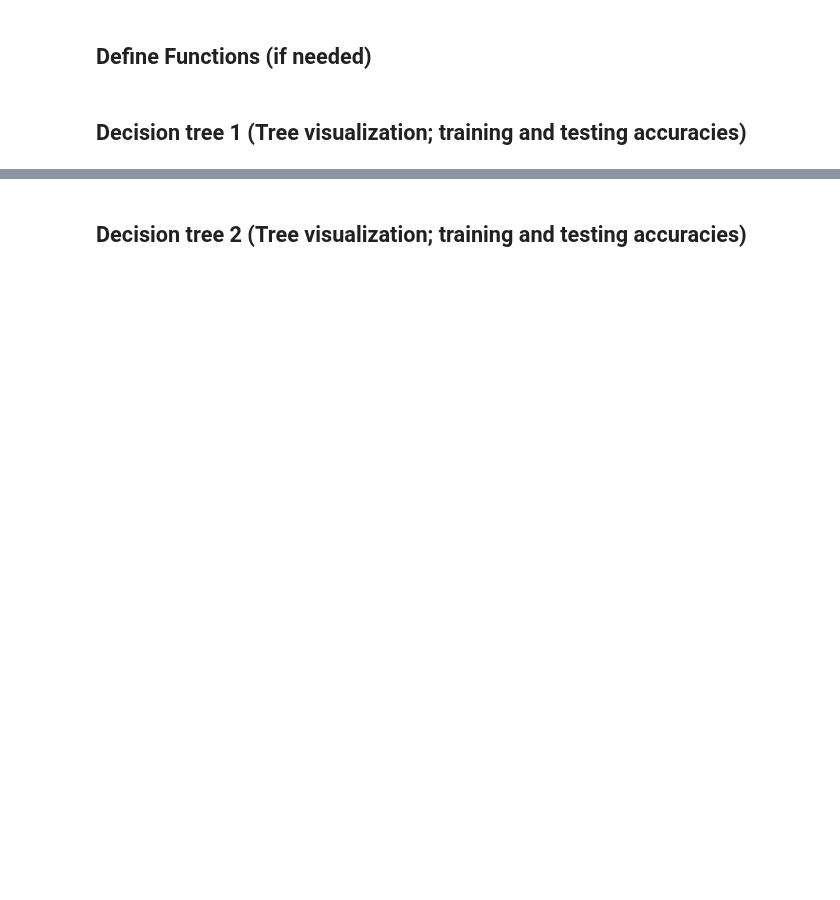
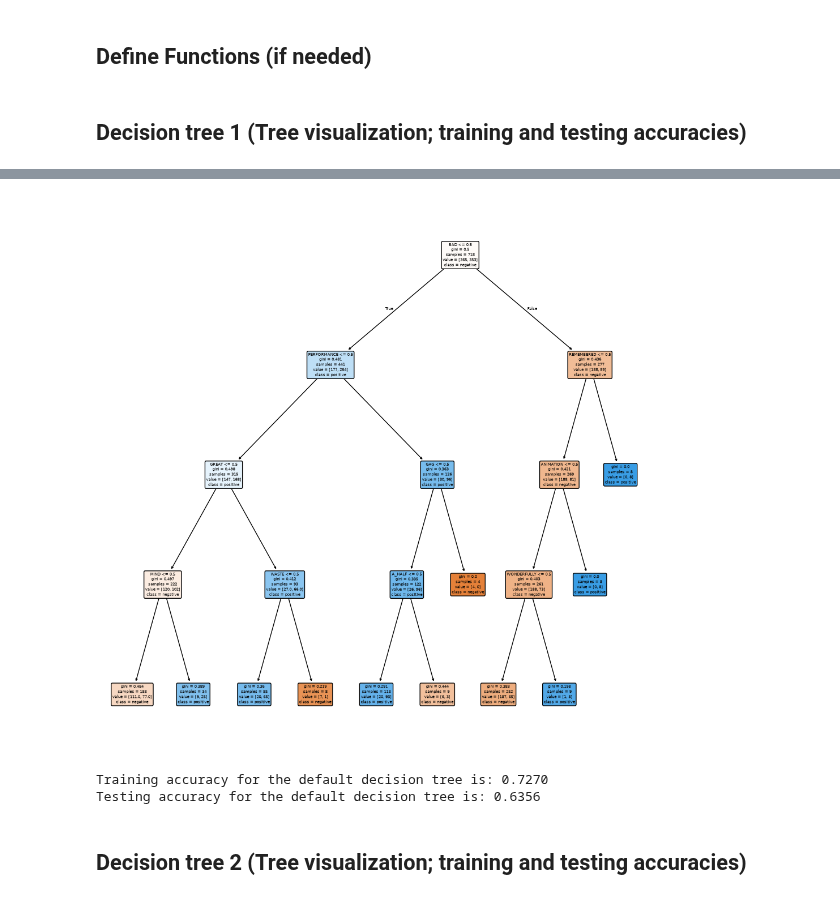
Before and after one commit to junseo25/comm4259-work, a Jupyter notebook: assignment_01/10-07-26_Jun_Seo_Lee_Assignment_01-Decision_Trees.ipynb, the cells around one changed output, grey strips where cells are left out. Saved outputs shown, nothing was run; the diff lists cells and outputs as text; code cells hidden in the pictures; blank space fills up the shorter version.

```diff
--- a/assignment_01/10-07-26_Jun_Seo_Lee_Assignment_01-Decision_Trees.ipynb
+++ b/assignment_01/10-07-26_Jun_Seo_Lee_Assignment_01-Decision_Trees.ipynb
@@ -84,2 +161,22 @@ print(sklearn.__version__)
 # %% [markdown]
 ## Decision tree 1 (Tree visualization; training and testing accuracies)
+# %%
+# Build a decision tree with default parameter.
+dt = DecisionTreeClassifier(max_depth = 4,
+                            max_leaf_nodes = None,
+                            min_impurity_decrease = 0.002,
+                            min_samples_leaf = 1,
+                            min_samples_split = 2,
+                            random_state = 1)
+
+# Train a tree based on the training data
+dt = dt.fit(X_train,y_train)
+
+# Visualize the decision tree (optional)
+save_tree_text(dt, fnames, "tree1.txt")
+
+# Obtain attribute(feature) names (used for tree visualization)
+fnames = list(X.columns)
+
+# Obtain class label names (used for tree visualization)
+cnames = np.sort(y.unique())
@@ -86,2 +201,17 @@ print(sklearn.__version__)
+# %%
+# Call the viz_tree function
+viz_tree_fig(dt, fnames, cnames, "tree1.pdf")
+
+# Calculate training accuracy
+y_pred_train = dt.predict(X_train)
+print(f"Training accuracy for the default decision tree is: {accuracy_score(y_train, y_pred_train):.4f}")
+
+# Calculate testing accuracy
+y_pred_test = dt.predict(X_test)
+print(f"Testing accuracy for the default decision tree is: {accuracy_score(y_test, y_pred_test):.4f}")
+# %% [output]
+[figure, added]
+Training accuracy for the default decision tree is: 0.7270
+Testing accuracy for the default decision tree is: 0.6356
 # %% [markdown]
 ## Decision tree 2 (Tree visualization; training and testing accuracies)
```
Also changed, not shown: parts of 13 cells of this notebook.
